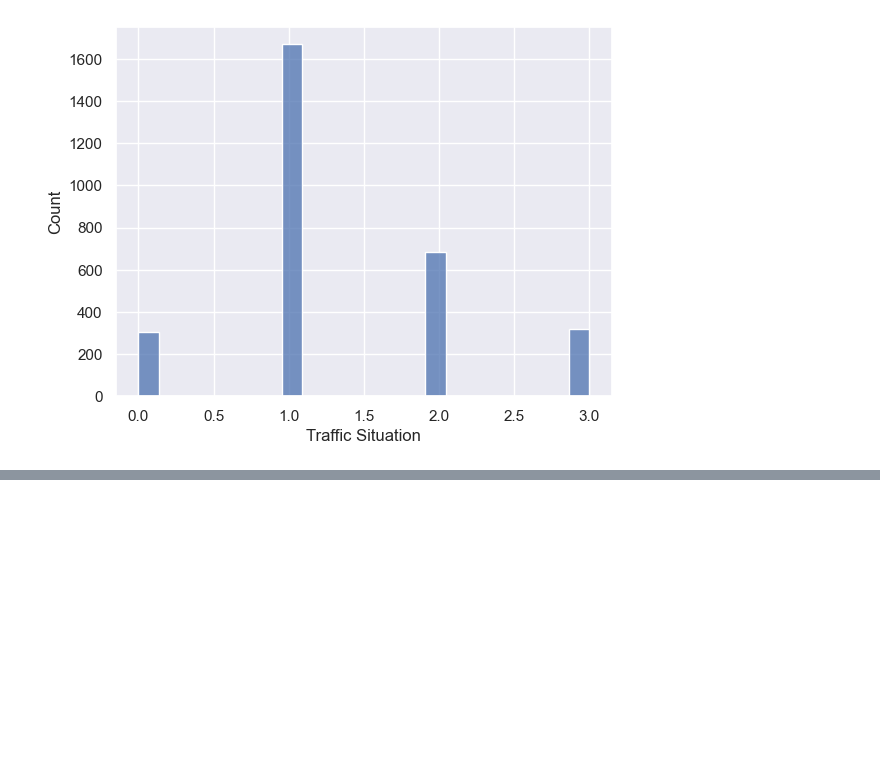
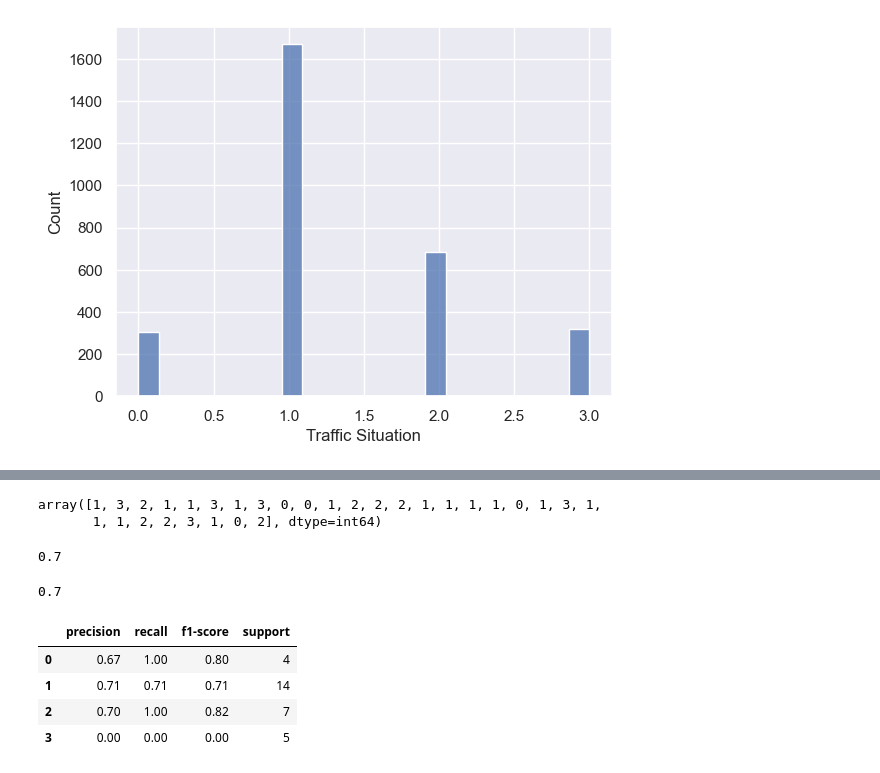
Before and after one commit to Kazeem-Bello/Traffic-Analysis, a Jupyter notebook: assignment.ipynb, the cells around one changed output, grey strips where cells are left out. Drawn from its saved outputs; the diff is of its cells as text; code cells hidden in the pictures; blank space fills up the shorter version.

```diff
--- a/assignment.ipynb
+++ b/assignment.ipynb
@@ -248,0 +256,2 @@ sns.histplot(traffic_df, x = "Traffic Situation")
+# %%
+x_train, x_test, y_train, y_test = train_test_split(x, y, test_size = 0.3, random_state = 42)
@@ -248,0 +265,7 @@ sns.histplot(traffic_df, x = "Traffic Situation")
+# %%
+knnn = KNearestNeighbour_algorithm()
+# %%
+knnn.fit(x_train, y_train)
+# %%
+y_pred = knnn.predict(x_test)
+y_pred
@@ -248,0 +290,5 @@ sns.histplot(traffic_df, x = "Traffic Situation")
+# %%
+y_test
+# %% [output]
+array([1, 3, 2, 1, 1, 3, 1, 3, 0, 0, 1, 2, 2, 2, 1, 1, 1, 1, 0, 1, 3, 1,
+       1, 1, 2, 2, 3, 1, 0, 2], dtype=int64)
@@ -248,0 +307,19 @@ sns.histplot(traffic_df, x = "Traffic Situation")
+# %%
+a = evaluation_metrics.accuracy(y_test, y_pred)
+a
+# %% [output]
+0.7
+# %%
+a2 = metrics.accuracy_score(y_test, y_pred)
+a2
+# %% [output]
+0.7
+# %%
+cm = evaluation_metrics.classification_report(y_test, y_pred)
+cm
+# %% [output]
+|  | precision | recall | f1-score | support |
+| 0 | 0.67 | 1.00 | 0.80 | 4 |
+| 1 | 0.71 | 0.71 | 0.71 | 14 |
+| 2 | 0.70 | 1.00 | 0.82 | 7 |
+| 3 | 0.00 | 0.00 | 0.00 | 5 |
```
Also changed, not shown: parts of 26 cells of this notebook, 1 other file.
